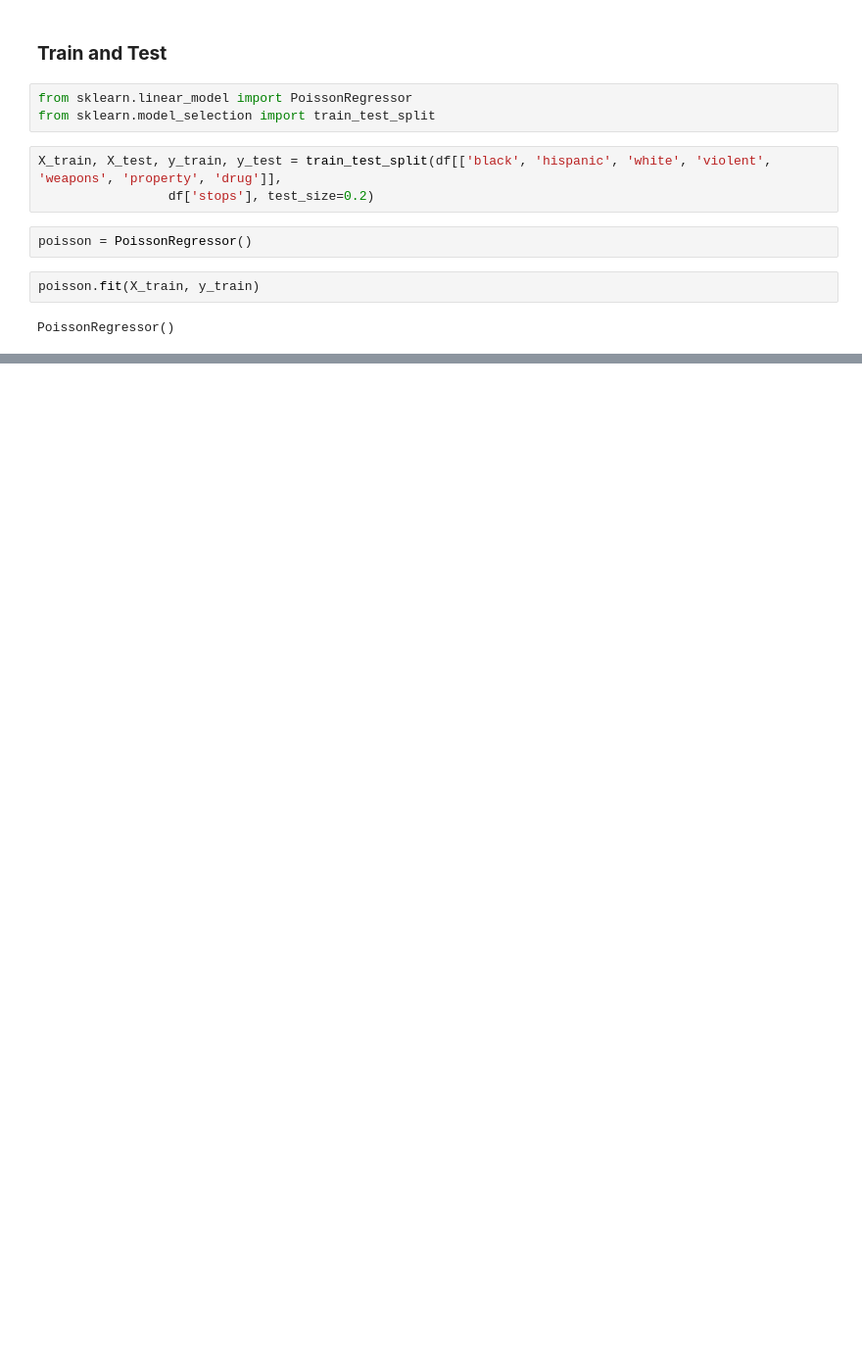
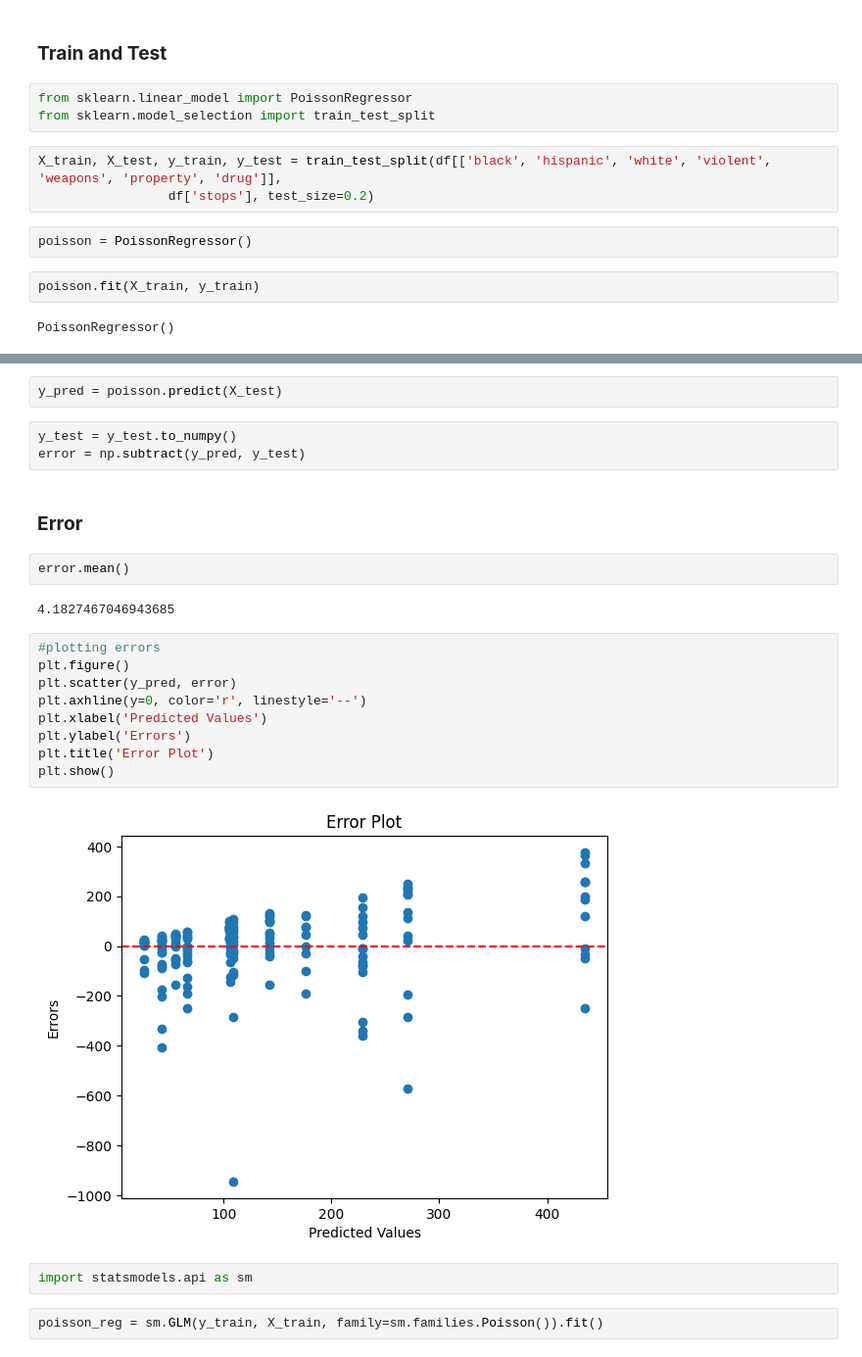
Before and after one commit to vijdaancoding/statistical-machine-learning, a Jupyter notebook: Poisson Regression/poisson.ipynb, the cells around one changed output, grey strips where cells are left out. Shown: that part at 98% size. Saved outputs shown, nothing was run; the diff lists cells and outputs as text; blank space fills up the shorter version.

Commit message:
Updated Poisson Sample Code

```diff
--- a/Poisson Regression/poisson.ipynb
+++ b/Poisson Regression/poisson.ipynb
@@ -92,0 +104,26 @@ Whites have 0.45 times less stops than non-Whites<br>
+# %%
+y_pred = poisson.predict(X_test)
+# %%
+y_test = y_test.to_numpy()
+error = np.subtract(y_pred, y_test)
+# %% [markdown]
+### **Error**
+# %%
+error.mean()
+# %% [output]
+4.1827467046943685
+# %%
+#plotting errors
+plt.figure()
+plt.scatter(y_pred, error)
+plt.axhline(y=0, color='r', linestyle='--')
+plt.xlabel('Predicted Values')
+plt.ylabel('Errors')
+plt.title('Error Plot')
+plt.show()
+# %% [output]
+[figure, added]
+# %%
+import statsmodels.api as sm
+# %%
+poisson_reg = sm.GLM(y_train, X_train, family=sm.families.Poisson()).fit()
```
Also changed, not shown: parts of 5 cells of this notebook.
